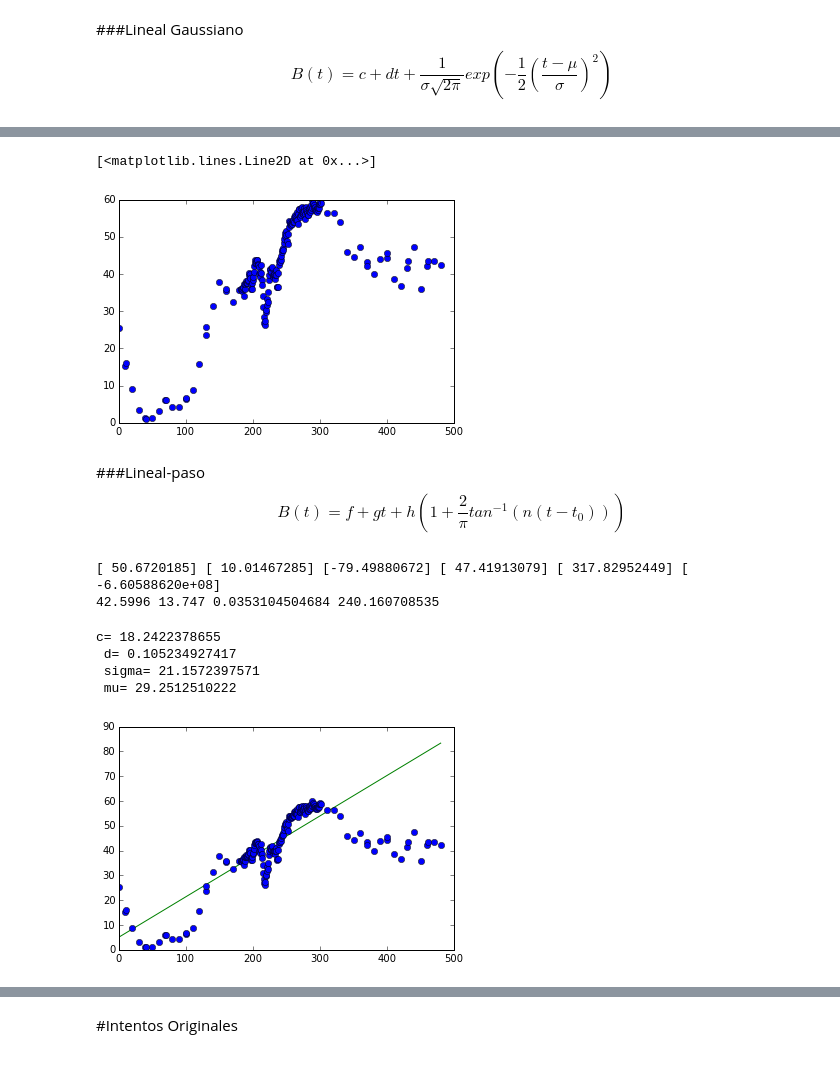
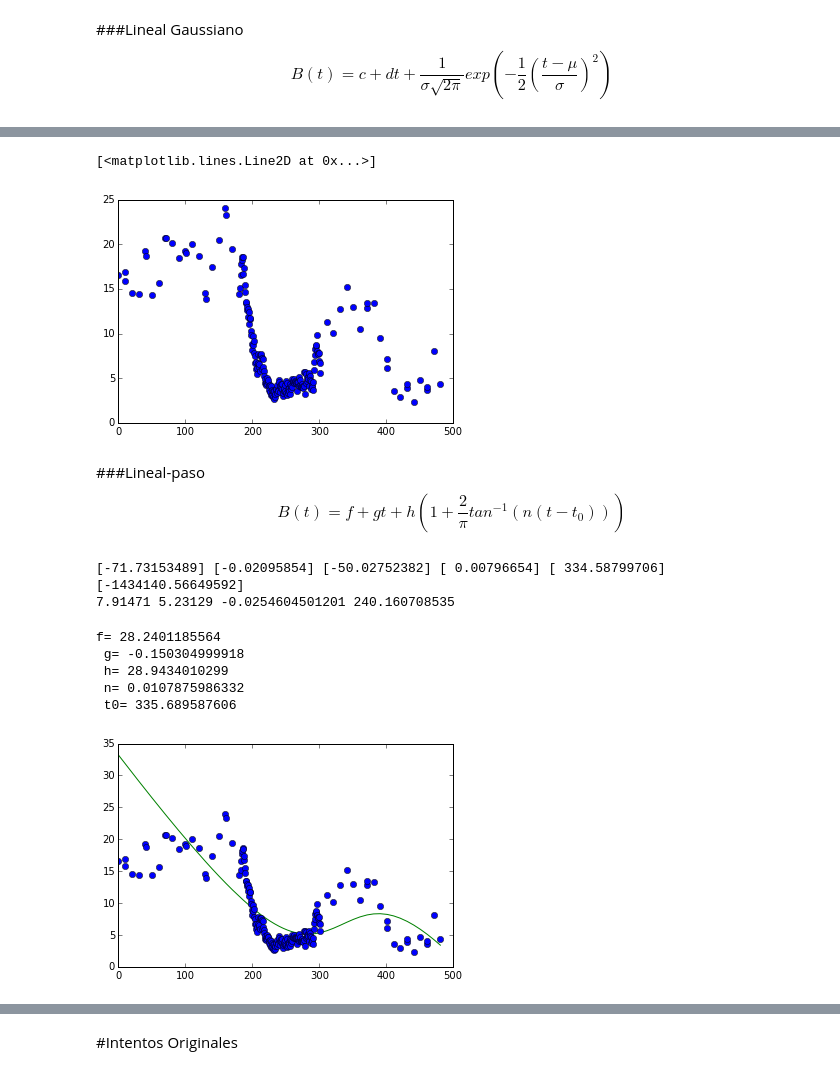
Before and after one commit to JC-AlfonsoR/CM20151_HW7_AlfonsoOrtiz, a Jupyter notebook: P2_Campo_magnetico_solar/Untitled0.ipynb, the cells around one changed output, grey strips where cells are left out. Saved outputs shown, nothing was run; the diff lists cells and outputs as text; code cells hidden in the pictures.

```diff
--- a/P2_Campo_magnetico_solar/Untitled0.ipynb
+++ b/P2_Campo_magnetico_solar/Untitled0.ipynb
@@ -8,9 +12,9 @@ WARNING: pylab import has clobbered these variables: ['beta', 'info']
 # %%
-datos = pyfits.open('hmi.m_45s.magnetogram.subregion_x1y1.fits')
+datos = pyfits.open('../CM20151_HW7_AlfonsoOrtiz/P2_Campo_magnetico_solar/hmi.m_45s.magnetogram.subregion_x1y1.fits')
 cols = datos[0].data
 #x = linspace(0, 397, 398);y = linspace(0, 198, 199);z = linspace(0, 206, 207)
-campo = cols[:,111,93] # Punto arbitrario de la imagen
-tiempo=np.genfromtxt('times_delta.csv', delimiter=',')
+campo = cols[:,6,1] # Punto arbitrario de la imagen
+tiempo=np.genfromtxt('../CM20151_HW7_AlfonsoOrtiz/P2_Campo_magnetico_solar/times_delta.csv', delimiter=',')
 
 plot(tiempo, campo, 'bo')
 xlabel("coordenada temporal en minutos"); ylabel("Campo Magenitco [Gauss]"); grid()
@@ -110,14 +112,9 @@ plot(t,y,'g-')
 $$B(t) = c + dt+\frac{1}{\sigma\sqrt{2\pi}}exp\left(-\frac{1}{2}\left(\frac{t-\mu}{\sigma}\right)^2\right)$$
 # %%
 def lineal_gauss(t_obs, c, d, sigma, mu):
-    n1 = 1/(sigma*sqrt(2*pi))
+    n1 = sigma**2/(sqrt(2*pi))
     n2 = 0.5*((t_obs-mu)/sigma)**2
     return c +d*t_obs + n1*exp(-n2)
-
-#funcion de likelihood, sin exp
-def likelihood(y_obs,y_m):
-    chi_cuadrado= (1.0/2.0)*sum((y_obs-y_m)**2) # Se esta asumiendo que los sigmas = 1
-    return -chi_cuadrado
 # %%
 c_walk = empty((0))
 d_walk = empty((0))
@@ -199,12 +196,12 @@ c= 18.2422378655
 # %%
 plot(tiempo,campo,'o')
 args,info = curve_fit(lineal_gauss,tiempo,campo,p0=(0,0,0,0))
 t = linspace(min(tiempo), max(tiempo), 500)
-y = gauss(t,args[0],args[1],args[2],args[3])
+y = lineal_gauss(t,args[0],args[1],args[2],args[3])
 plot(t,y,'g-')
 # %% [output]
 [<matplotlib.lines.Line2D at 0x...>]
-[figure, old version]
+[figure, new version]
 # %% [markdown]
 ###Lineal-paso
 $$B(t)=f+gt+h\left(1+\frac{2}{\pi}tan^{-1}\left(n(t-t_0)\right)\right)$$
@@ -225,10 +222,10 @@ nn = (campo[-1]-campo[0])/(tiempo[-1]-tiempo[0])
 mm_t = mean(tiempo)
 
 # Numeros iniciales
-f_walk = append(f_walk,random.random()*2.0*dd +mm-1.0*dd)
-g_walk = append(g_walk,random.random()*2.0*dd +nn-1.0*dd)
-h_walk = append(h_walk,random.random()*200.0 - 100.0)
-n_walk = append(n_walk,random.random()*100)
+f_walk = append(f_walk,random.random()*200-100)
+g_walk = append(g_walk,random.random()*2.0 - 1.0)
+h_walk = append(h_walk,random.random()*150.0 - 75.0)
+n_walk = append(n_walk,random.random()/100)
 t0_walk = append(t0_walk,random.random()*270+80) # t0 entre 80 y 350
 
 y_i = paso(tiempo, f_walk[0], g_walk[0], h_walk[0], n_walk[0], t0_walk[0]) # y inicial
@@ -236,8 +233,8 @@ like_walk = append(like_walk,likelihood(campo,y_i)) # likelyhood
 print(f_walk, g_walk, h_walk, n_walk, t0_walk, like_walk)
 print(mm,dd,nn,mm_t)
 # %% [output]
-[ 50.6720185] [ 10.01467285] [-79.49880672] [ 47.41913079] [ 317.82952449] [ -6.60588620e+08]
-42.5996 13.747 0.0353104504684 240.160708535
+[-71.73153489] [-0.02095854] [-50.02752382] [ 0.00796654] [ 334.58799706] [-1434140.56649592]
+7.91471 5.23129 -0.0254604501201 240.160708535
 # %%
 iteraciones = 20000
 for i in range(iteraciones):
@@ -290,13 +287,14 @@ best_t0 = t0_walk[max_likelihood_id]
 best_campo = paso(tiempo, best_f, best_g, best_h, best_n, best_t0)
 plot(tiempo,best_campo,'g-')
 plot(tiempo,campo,'bo')
-print('c=',best_c,'\n','d=', best_d,'\n','sigma=', best_sigma,'\n','mu=',best_mu)
+print('f=',best_f,'\n','g=', best_g,'\n','h=', best_h,'\n','n=',best_n,'\n','t0=',best_t0)
 # %% [output]
-c= 18.2422378655
- d= 0.105234927417
- sigma= 21.1572397571
- mu= 29.2512510222
+f= 28.2401185564
+ g= -0.150304999918
+ h= 28.9434010299
+ n= 0.0107875986332
+ t0= 335.689587606
-[figure, old version]
+[figure, new version]
 # %%
 #curve_fit
 plot(tiempo,campo,'o')
```
Also changed, not shown: parts of 19 cells of this notebook.
